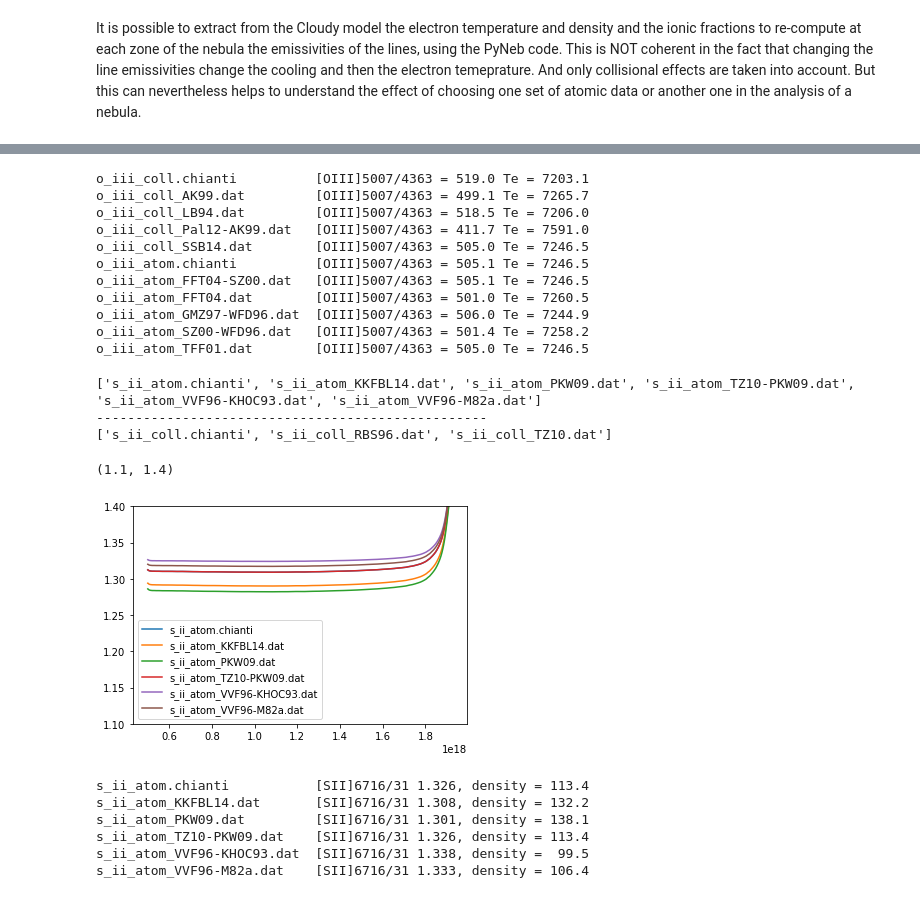
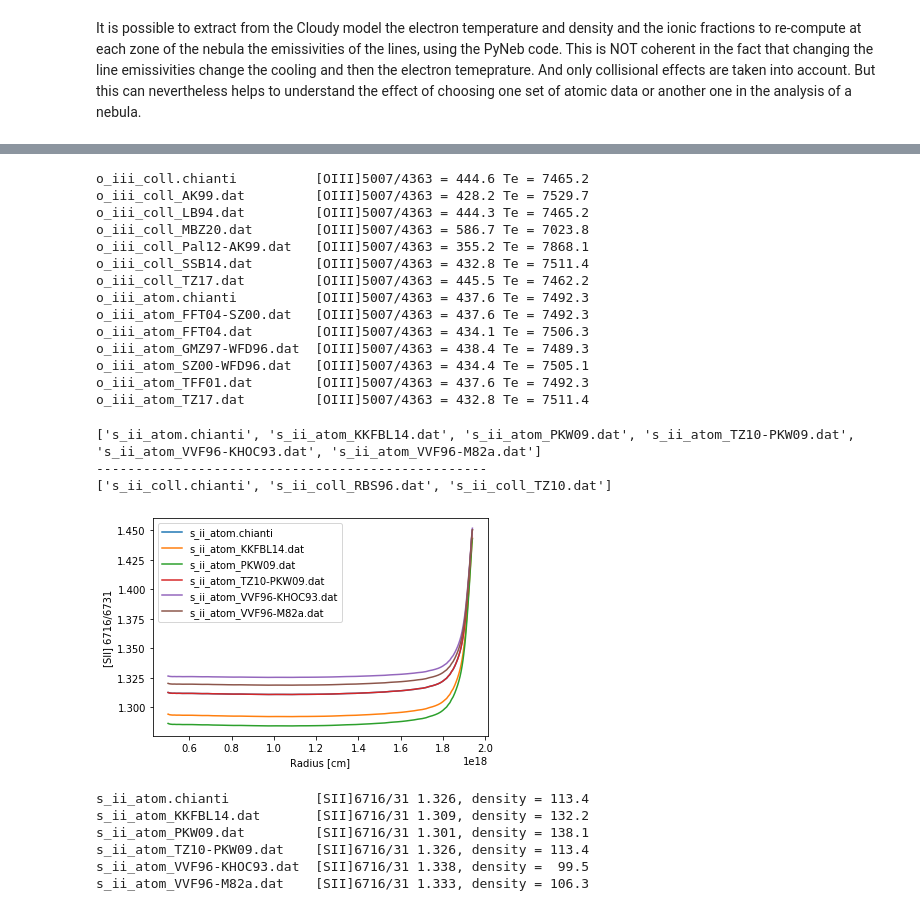
Before and after one commit to Morisset/pyCloudy, a Jupyter notebook: pyCloudy/docs/Using_pyCloudy_with_PyNeb.ipynb, the cells around one changed output, grey strips where cells are left out. Drawn from its saved outputs; the diff is of its cells as text; code cells hidden in the pictures.

```diff
--- a/pyCloudy/docs/Using_pyCloudy_with_PyNeb.ipynb
+++ b/pyCloudy/docs/Using_pyCloudy_with_PyNeb.ipynb
@@ -11,7 +11,7 @@ import pyCloudy as pc
 import pyneb as pn
 import os
 home_dir = os.environ['HOME'] + '/'
-pc.config.cloudy_exe = home_dir + 'bin/cloudy.exe'
+pc.config.cloudy_exe =  '/usr/local/Cloudy/c17.02/source/cloudy.exe'
 # %%
 # We are using the model from the example 1
 Mod = pc.CloudyModel('/tmp/models/model_1')
@@ -42,13 +42,16 @@ pc.log_.level=1
 pn.log_.level=2
 # Loops on the different As.
 i = 0
+f, ax = plt.subplots()
 for O3_atom in pn.atomicData.getAllAvailableFiles('O3',data_type='atom'):
     pn.atomicData.setDataFile(O3_atom) # Change the datafile used in PyNeb
     O3 = pn.Atom('O',3)
     Mod.add_emis_from_pyneb('new_a5007_{}'.format(i), O3, wave=5007)
     Mod.add_emis_from_pyneb('new_a4363_{}'.format(i), O3, wave=4363)
-    plt.plot(Mod.radius, Mod.get_emis('new_a5007_{}'.format(i))/Mod.get_emis('new_a4363_{}'.format(i)), label=O3_atom) # Plot the diagnostic ratio
+    ax.plot(Mod.radius, Mod.get_emis('new_a5007_{}'.format(i))/Mod.get_emis('new_a4363_{}'.format(i)), label=O3_atom) # Plot the diagnostic ratio
     i += 1
-plt.legend(loc=3)
-plt.ylim((0., 600))
+ax.set_xlabel('Radius [cm]')
+ax.set_ylabel('[OIII] 5007/4363')
+ax.legend(loc=3)
+ax.set_ylim((0., 600));
 # %% [output]
@@ -58,14 +60,17 @@ plt.ylim((0., 600))
 pc.log_.level=1
 pn.log_.level=2
 i = 0
+f, ax = plt.subplots()
 # The same but changing the collision strengths
 for O3_coll in pn.atomicData.getAllAvailableFiles('O3',data_type='coll'):
     pn.atomicData.setDataFile(O3_coll)
     O3 = pn.Atom('O',3)
     Mod.add_emis_from_pyneb('new_c5007_{}'.format(i), O3, wave=5007)
     Mod.add_emis_from_pyneb('new_c4363_{}'.format(i), O3, wave=4363)
-    plt.plot(Mod.radius, Mod.get_emis('new_c5007_{}'.format(i))/Mod.get_emis('new_c4363_{}'.format(i)), label=O3_coll) # Plot the diagnostic ratio
+    ax.plot(Mod.radius, Mod.get_emis('new_c5007_{}'.format(i))/Mod.get_emis('new_c4363_{}'.format(i)), label=O3_coll) # Plot the diagnostic ratio
     i += 1
-plt.legend(loc=3)
-plt.ylim((0., 600))
+ax.set_xlabel('Radius [cm]')
+ax.set_ylabel('[OIII] 5007/4363')
+ax.legend(loc=3)
+ax.set_ylim((0., 600));
 # %% [output]
@@ -88,7 +101,7 @@ array(['H__1_486133A', 'H__1_656281A', 'CA_B_587564A', 'N__2_658345A',
 pc.log_.level=1
 pn.log_.level=2
 # Define the data that will be used to compute Te
-pn.atomicData.setDataFile('o_iii_coll_AK99.dat')
+pn.atomicData.setDataFile('o_iii_coll_SSB14.dat')
 pn.atomicData.setDataFile('o_iii_atom_FFT04.dat')
 O3 = pn.Atom('O',3)
 i = 0
@@ -105,17 +118,20 @@ for O3_atom in pn.atomicData.getAllAvailableFiles('O3',data_type='atom'):
     print('{0:27s} [OIII]5007/4363 = {1:5.1f} Te = {2:6.1f}'.format(O3_atom, tem_diag, tem))
     i += 1
 # %% [output]
-o_iii_coll.chianti          [OIII]5007/4363 = 519.0 Te = 7203.1
-o_iii_coll_AK99.dat         [OIII]5007/4363 = 499.1 Te = 7265.7
-o_iii_coll_LB94.dat         [OIII]5007/4363 = 518.5 Te = 7206.0
-o_iii_coll_Pal12-AK99.dat   [OIII]5007/4363 = 411.7 Te = 7591.0
-o_iii_coll_SSB14.dat        [OIII]5007/4363 = 505.0 Te = 7246.5
-o_iii_atom.chianti          [OIII]5007/4363 = 505.1 Te = 7246.5
-o_iii_atom_FFT04-SZ00.dat   [OIII]5007/4363 = 505.1 Te = 7246.5
-o_iii_atom_FFT04.dat        [OIII]5007/4363 = 501.0 Te = 7260.5
-o_iii_atom_GMZ97-WFD96.dat  [OIII]5007/4363 = 506.0 Te = 7244.9
-o_iii_atom_SZ00-WFD96.dat   [OIII]5007/4363 = 501.4 Te = 7258.2
-o_iii_atom_TFF01.dat        [OIII]5007/4363 = 505.0 Te = 7246.5
+o_iii_coll.chianti          [OIII]5007/4363 = 444.6 Te = 7465.2
+o_iii_coll_AK99.dat         [OIII]5007/4363 = 428.2 Te = 7529.7
+o_iii_coll_LB94.dat         [OIII]5007/4363 = 444.3 Te = 7465.2
+o_iii_coll_MBZ20.dat        [OIII]5007/4363 = 586.7 Te = 7023.8
+o_iii_coll_Pal12-AK99.dat   [OIII]5007/4363 = 355.2 Te = 7868.1
+o_iii_coll_SSB14.dat        [OIII]5007/4363 = 432.8 Te = 7511.4
+o_iii_coll_TZ17.dat         [OIII]5007/4363 = 445.5 Te = 7462.2
+o_iii_atom.chianti          [OIII]5007/4363 = 437.6 Te = 7492.3
+o_iii_atom_FFT04-SZ00.dat   [OIII]5007/4363 = 437.6 Te = 7492.3
+o_iii_atom_FFT04.dat        [OIII]5007/4363 = 434.1 Te = 7506.3
+o_iii_atom_GMZ97-WFD96.dat  [OIII]5007/4363 = 438.4 Te = 7489.3
+o_iii_atom_SZ00-WFD96.dat   [OIII]5007/4363 = 434.4 Te = 7505.1
+o_iii_atom_TFF01.dat        [OIII]5007/4363 = 437.6 Te = 7492.3
+o_iii_atom_TZ17.dat         [OIII]5007/4363 = 432.8 Te = 7511.4
 # %%
 print(pn.atomicData.getAllAvailableFiles('S2',data_type='atom'))
 print('--------------------------------------------------')
@@ -126,18 +142,19 @@ print(pn.atomicData.getAllAvailableFiles('S2',data_type='coll'))
 ['s_ii_coll.chianti', 's_ii_coll_RBS96.dat', 's_ii_coll_TZ10.dat']
 # %%
 i = 0
+f, ax = plt.subplots()
 for S2_atom in pn.atomicData.getAllAvailableFiles('S2',data_type='atom'):
     pn.atomicData.setDataFile(S2_atom)
     S2 = pn.Atom('S',2)
     Mod.add_emis_from_pyneb('new_a6716_{}'.format(i), S2, wave=6716)
     Mod.add_emis_from_pyneb('new_a6731_{}'.format(i), S2, wave=6731)
-    plt.plot(Mod.radius, Mod.get_emis('new_a6716_{}'.format(i))/Mod.get_emis('new_a6731_{}'.format(i)), label=S2_atom)
+    ax.plot(Mod.radius, Mod.get_emis('new_a6716_{}'.format(i))/Mod.get_emis('new_a6731_{}'.format(i)), label=S2_atom)
     i += 1
-plt.legend(loc=3)
-plt.ylim((1.1, 1.4))
+ax.set_xlabel('Radius [cm]')
+ax.set_ylabel('[SII] 6716/6731')
+ax.legend(loc=2);
 # %% [output]
-(1.1, 1.4)
-[figure, old version]
+[figure, new version]
 # %%
 i = 0
 for S2_atom in pn.atomicData.getAllAvailableFiles('S2',data_type='atom'):
@@ -147,8 +164,8 @@ for S2_atom in pn.atomicData.getAllAvailableFiles('S2',data_type='atom'):
     i += 1
 # %% [output]
 s_ii_atom.chianti           [SII]6716/31 1.326, density = 113.4
-s_ii_atom_KKFBL14.dat       [SII]6716/31 1.308, density = 132.2
+s_ii_atom_KKFBL14.dat       [SII]6716/31 1.309, density = 132.2
 s_ii_atom_PKW09.dat         [SII]6716/31 1.301, density = 138.1
 s_ii_atom_TZ10-PKW09.dat    [SII]6716/31 1.326, density = 113.4
 s_ii_atom_VVF96-KHOC93.dat  [SII]6716/31 1.338, density =  99.5
-s_ii_atom_VVF96-M82a.dat    [SII]6716/31 1.333, density = 106.4
+s_ii_atom_VVF96-M82a.dat    [SII]6716/31 1.333, density = 106.3
```
Also changed, not shown: parts of 5 cells of this notebook, 10 other files.
